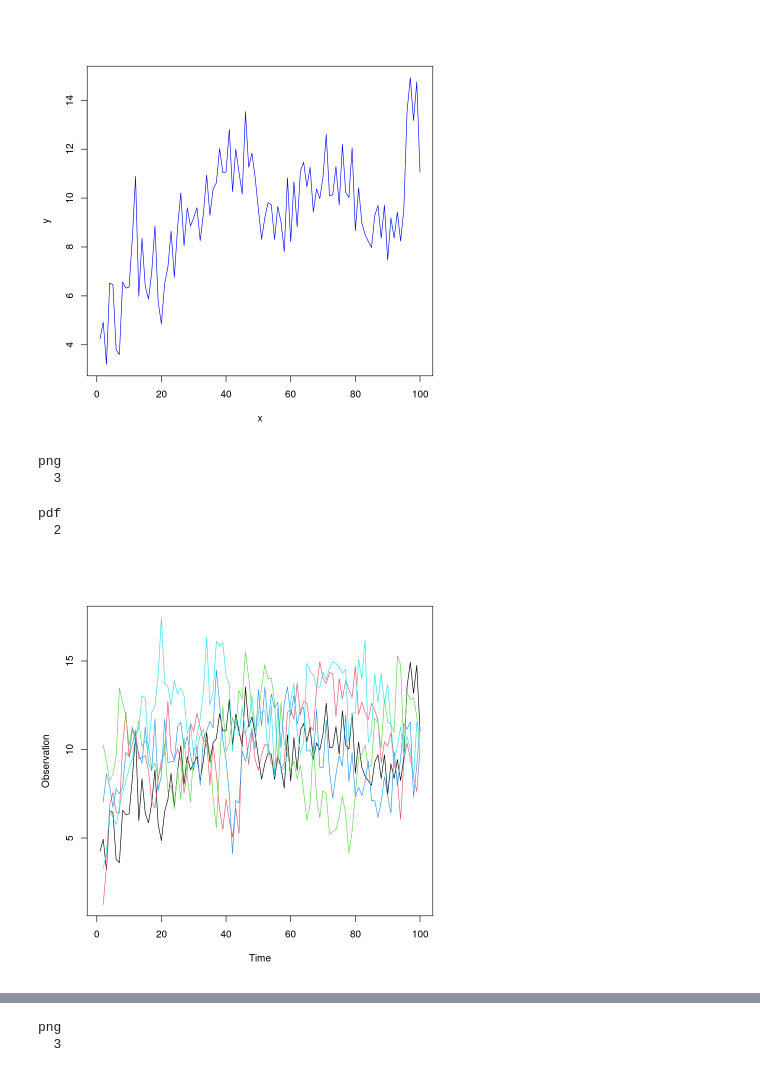
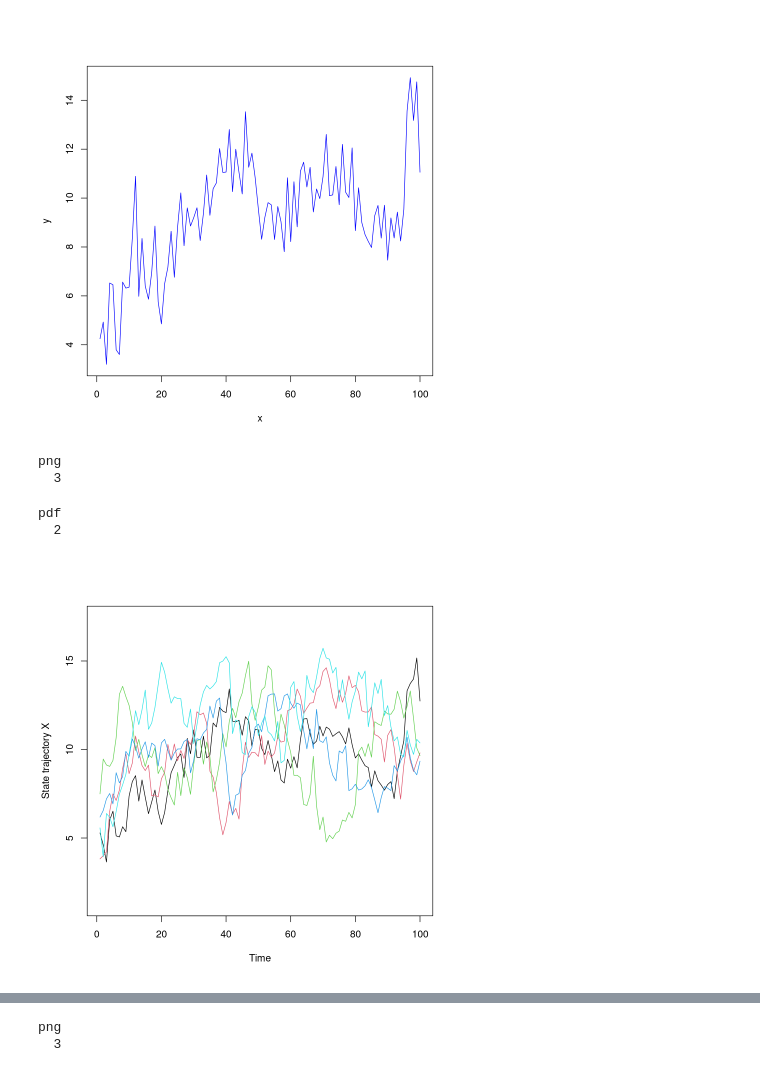
Before and after one commit to mathilderask/TimeSeriesAnalysis, a Jupyter notebook: Assignment4/opg1_oia.ipynb, the cells around one changed output, grey strips where cells are left out. Saved outputs shown, nothing was run; the diff lists cells and outputs as text; code cells hidden in the pictures.

```diff
--- a/Assignment4/opg1_oia.ipynb
+++ b/Assignment4/opg1_oia.ipynb
@@ -40,35 +40,35 @@ plot(time, y,type = "l", pch=19, col="blue", xlab="x", ylab="y")
 # %%
 # 5 realizations
 x_5 <- matrix(NA, nrow=n, ncol=5)
 y_5 <- matrix(NA, nrow=n, ncol=5)
 # set seed
 set.seed(25)
 
 # Run simulation
 
 for (j in 1:5){
 x_5[1,j] <- a*x0 + b + rnorm(1,0,sigma1)
     for (i in 2:n){
         x_5[i,j] <- a*x_5[i-1,j] + b + rnorm(1,0,sigma1)
         y_5[i,j] <- c*x_5[i,j] + rnorm(1,0,sigma1)
     }
 }
 
 # Plot the data
 par(bg="white")
-plot(time, y,type = "l", pch=19, col="black", xlab="Time", ylab="Observation", ylim = range(y_5,na.rm = TRUE))
+plot(time, x,type = "l", pch=19, col="black", xlab="Time", ylab="State trajectory X", ylim = range(y_5,na.rm = TRUE))
 for (j in 2:5){
-    lines(1:n, y_5[,j], col= j)
+    lines(1:n, x_5[,j], col= j)
 }
 # save the plot
 dev.copy(png, filename = "1_1.png", width = 600, height = 450)
 dev.off()
 # %% [output]
 png
   3
 pdf
   2
-[figure, old version]
+[figure, new version]
 # %% [markdown]
 ![image.png](attachment:image.png)
 # %%
```
Also changed, not shown: parts of 1 cell of this notebook, 2 other files.
